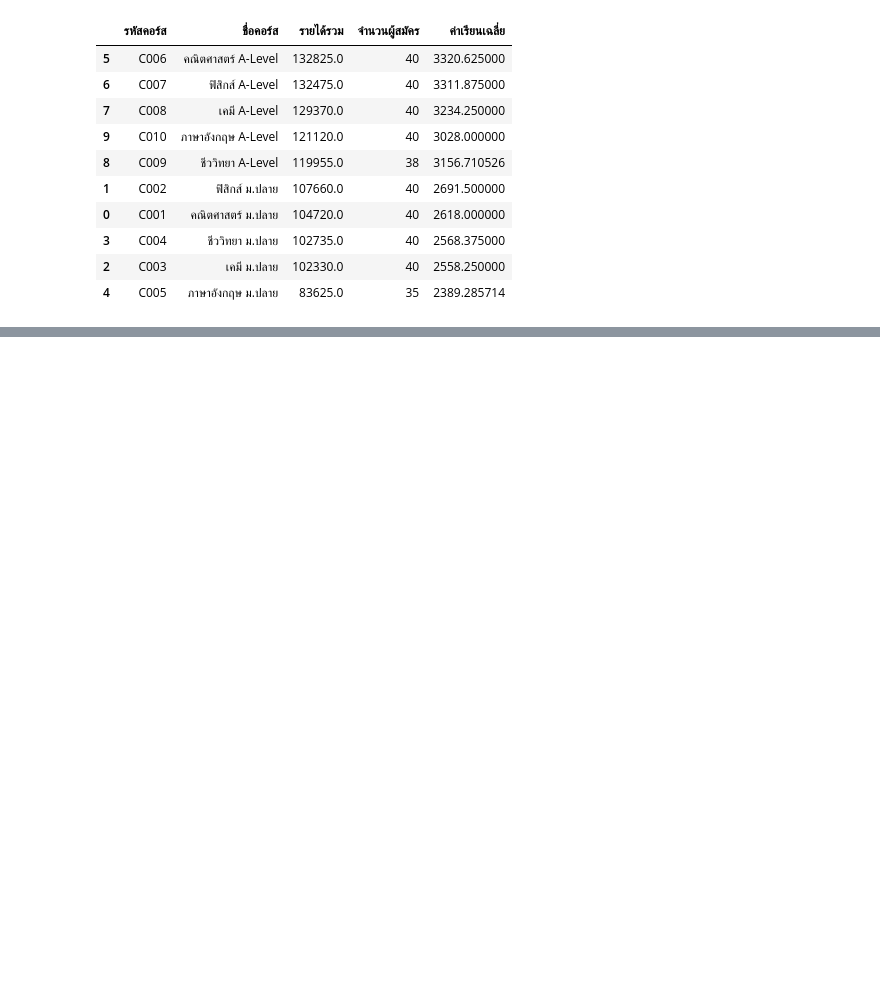
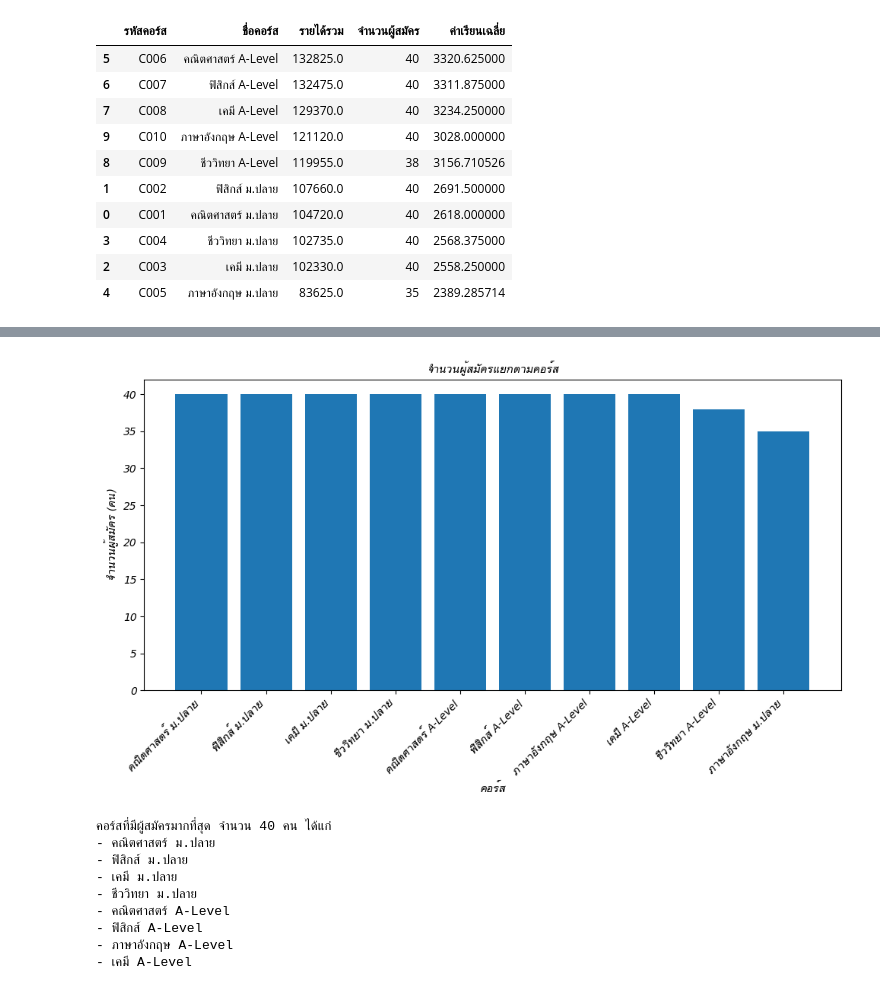
Before and after one commit to stylekkm051049-bit/Project, a Jupyter notebook: กลุ่ม11โรงเรียนกวดวิชา.ipynb, the cells around one changed output, grey strips where cells are left out. Cells and saved outputs as stored; diff of their text form; code cells hidden in the pictures; blank space fills up the shorter version.

```diff
--- a/กลุ่ม11โรงเรียนกวดวิชา.ipynb
+++ b/กลุ่ม11โรงเรียนกวดวิชา.ipynb
@@ -1103,0 +1293,32 @@ display(q2_pandas)
+# %%
+# กราฟ 1: จำนวนผู้สมัครแต่ละคอร์ส
+# Bar Chart
+
+plt.figure(figsize=(10, 6))
+plt.bar( q1_pandas["ชื่อคอร์ส"], q1_pandas["จำนวนผู้สมัคร"])
+plt.title( "จำนวนผู้สมัครแยกตามคอร์ส", fontproperties=thai_font)
+plt.xlabel( "คอร์ส", fontproperties=thai_font)
+plt.ylabel("จำนวนผู้สมัคร (คน)", fontproperties=thai_font)
+plt.xticks( rotation=45, ha="right", fontproperties=thai_font)
+plt.yticks(fontproperties=thai_font)
+
+plt.tight_layout()
+plt.show()
+
+# สรุปคอร์สที่มีผู้สมัครมากที่สุด
+max_applicants = q1_pandas["จำนวนผู้สมัคร"].max()
+top_courses = q1_pandas[ q1_pandas["จำนวนผู้สมัคร"] == max_applicants]
+print("คอร์สที่มีผู้สมัครมากที่สุด จำนวน", max_applicants, "คน ได้แก่")
+for _, row in top_courses.iterrows():
+    print("-", row["ชื่อคอร์ส"])
+# %% [output]
+[figure, added]
+คอร์สที่มีผู้สมัครมากที่สุด จำนวน 40 คน ได้แก่
+- คณิตศาสตร์ ม.ปลาย
+- ฟิสิกส์ ม.ปลาย
+- เคมี ม.ปลาย
+- ชีววิทยา ม.ปลาย
+- คณิตศาสตร์ A-Level
+- ฟิสิกส์ A-Level
+- ภาษาอังกฤษ A-Level
+- เคมี A-Level
```
Also changed, not shown: parts of 13 cells of this notebook.
